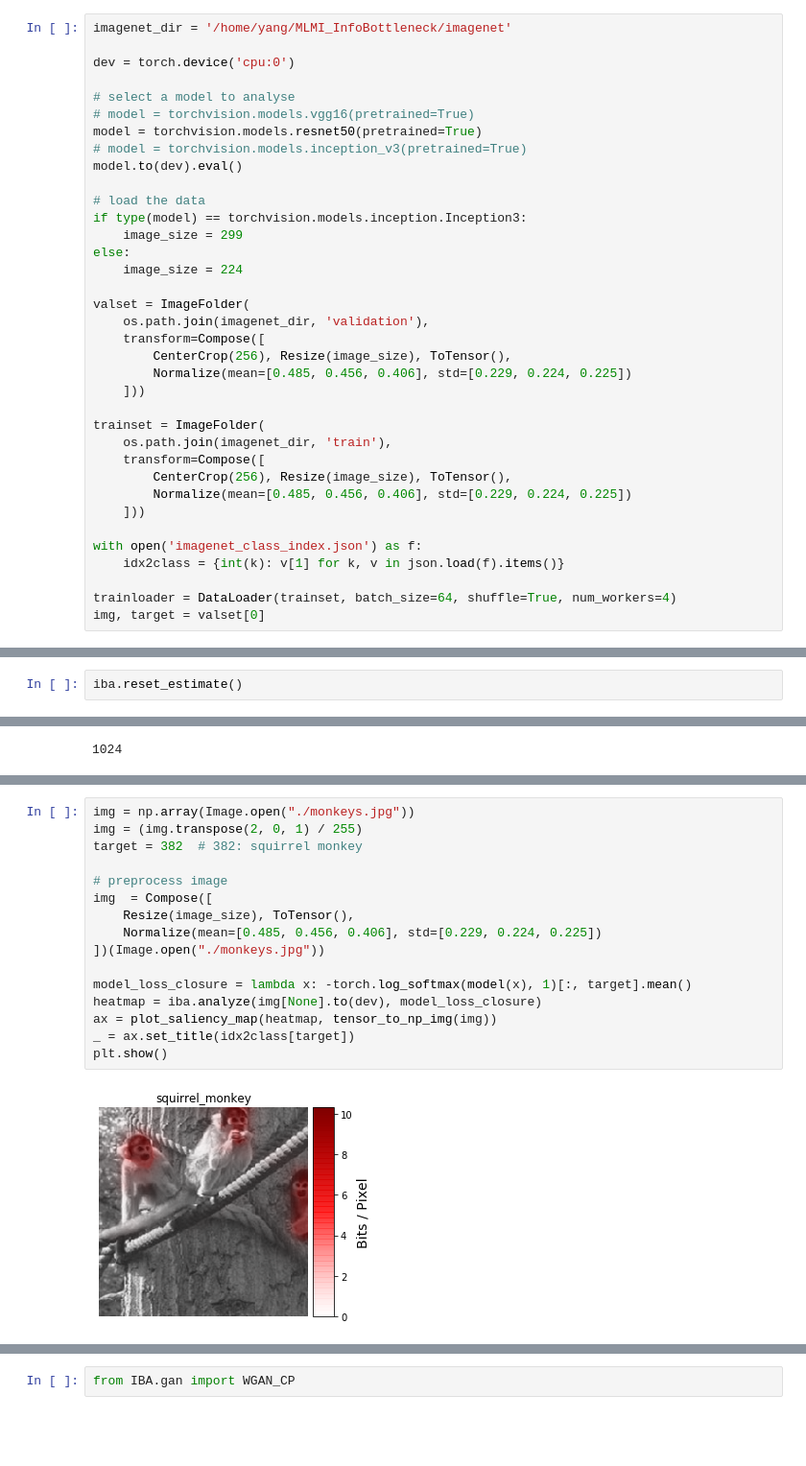
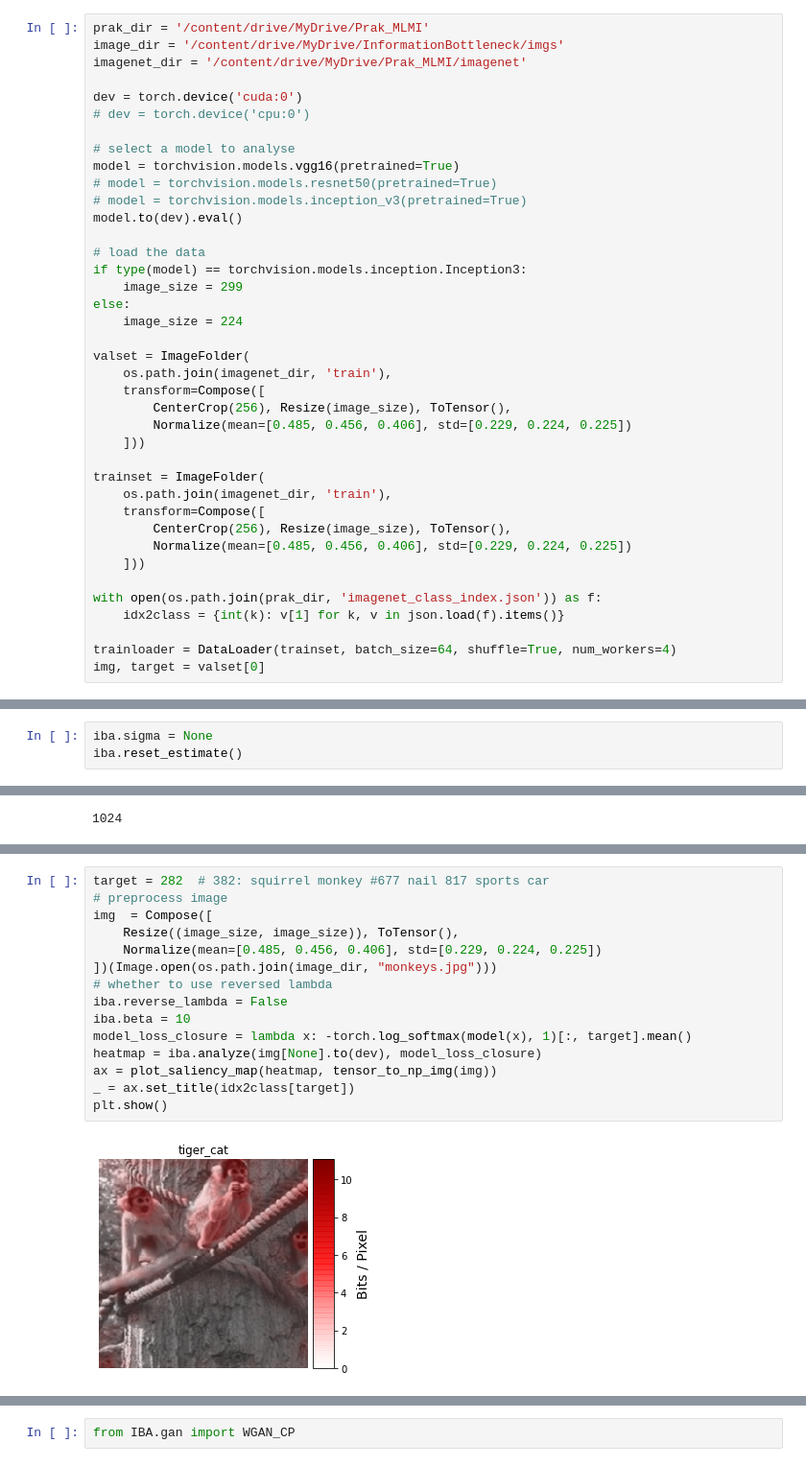
Before and after one commit to CAMP-eXplain-AI/InputIBA, a Jupyter notebook: IBA/notebooks/pytorch_IBA_per_sample.ipynb, the cells around one changed output, grey strips where cells are left out. Shown at 96% size. Drawn from its saved outputs; the diff is of its cells as text; blank space fills up the shorter version.

```diff
--- a/IBA/notebooks/pytorch_IBA_per_sample.ipynb
+++ b/IBA/notebooks/pytorch_IBA_per_sample.ipynb
@@ -46,13 +53,16 @@ env: CUDA_VISIBLE_DEVICES=0
 
 You can experiment with the location of the bottleneck.
 # %%
-imagenet_dir = '/home/yang/MLMI_InfoBottleneck/imagenet'
+prak_dir = '/content/drive/MyDrive/Prak_MLMI'
+image_dir = '/content/drive/MyDrive/InformationBottleneck/imgs'
+imagenet_dir = '/content/drive/MyDrive/Prak_MLMI/imagenet'
 
-dev = torch.device('cpu:0')
+dev = torch.device('cuda:0')
+# dev = torch.device('cpu:0')
 
 # select a model to analyse
-# model = torchvision.models.vgg16(pretrained=True)
-model = torchvision.models.resnet50(pretrained=True)
+model = torchvision.models.vgg16(pretrained=True)
+# model = torchvision.models.resnet50(pretrained=True)
 # model = torchvision.models.inception_v3(pretrained=True)
 model.to(dev).eval()
 
@@ -63,7 +73,7 @@ else:
     image_size = 224
 
 valset = ImageFolder(
-    os.path.join(imagenet_dir, 'validation'),
+    os.path.join(imagenet_dir, 'train'),
     transform=Compose([
         CenterCrop(256), Resize(image_size), ToTensor(),
         Normalize(mean=[0.485, 0.456, 0.406], std=[0.229, 0.224, 0.225])
@@ -76,7 +86,7 @@ trainset = ImageFolder(
         Normalize(mean=[0.485, 0.456, 0.406], std=[0.229, 0.224, 0.225])
     ]))
 
-with open('imagenet_class_index.json') as f:
+with open(os.path.join(prak_dir, 'imagenet_class_index.json')) as f:
     idx2class = {int(k): v[1] for k, v in json.load(f).items()}
 
 trainloader = DataLoader(trainset, batch_size=64, shuffle=True, num_workers=4)
@@ -89,6 +101,7 @@ elif type(model) == torchvision.models.resnet.ResNet:
 elif type(model) == torchvision.models.inception.Inception3:
     iba = IBA(model.Mixed_5b)
 # %%
+iba.sigma = None
 iba.reset_estimate()
 # %% [markdown]
 ## Estimate Mean and Variance
@@ -139,18 +124,17 @@ plt.show()
 # %%
-img = np.array(Image.open("./monkeys.jpg"))
-img = (img.transpose(2, 0, 1) / 255)
-target = 382  # 382: squirrel monkey
-
+target = 282  # 382: squirrel monkey #677 nail 817 sports car
 # preprocess image
 img  = Compose([
-    Resize(image_size), ToTensor(),
+    Resize((image_size, image_size)), ToTensor(),
     Normalize(mean=[0.485, 0.456, 0.406], std=[0.229, 0.224, 0.225])
-])(Image.open("./monkeys.jpg"))
-
+])(Image.open(os.path.join(image_dir, "monkeys.jpg")))
+# whether to use reversed lambda
+iba.reverse_lambda = False
+iba.beta = 10
 model_loss_closure = lambda x: -torch.log_softmax(model(x), 1)[:, target].mean()
 heatmap = iba.analyze(img[None].to(dev), model_loss_closure)
 ax = plot_saliency_map(heatmap, tensor_to_np_img(img))
 _ = ax.set_title(idx2class[target])
 plt.show()
 # %% [output]
-[figure, old version]
+[figure, new version]
```
Also changed, not shown: parts of 40 cells of this notebook, 9 other files.
